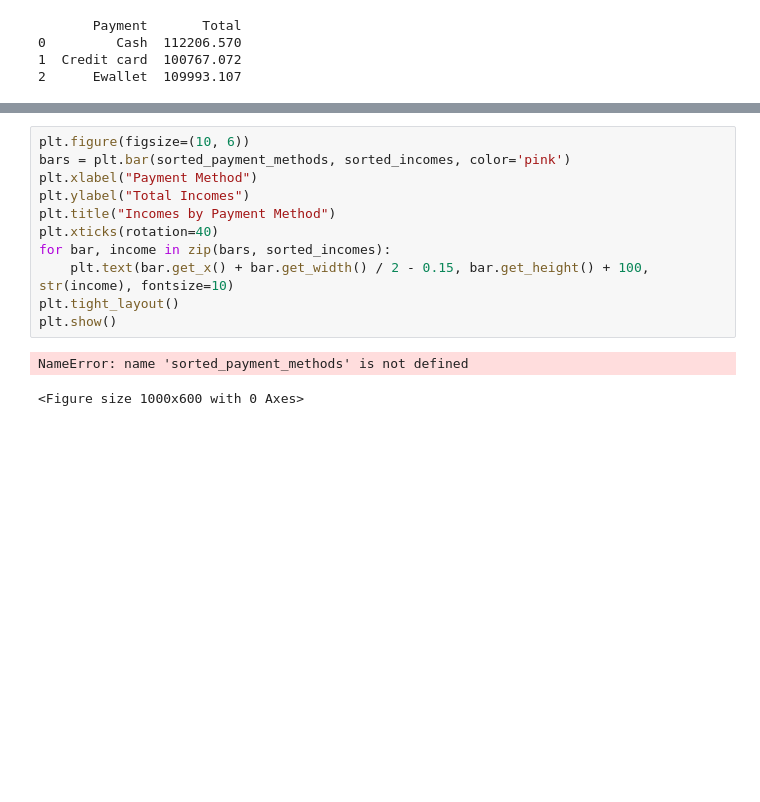
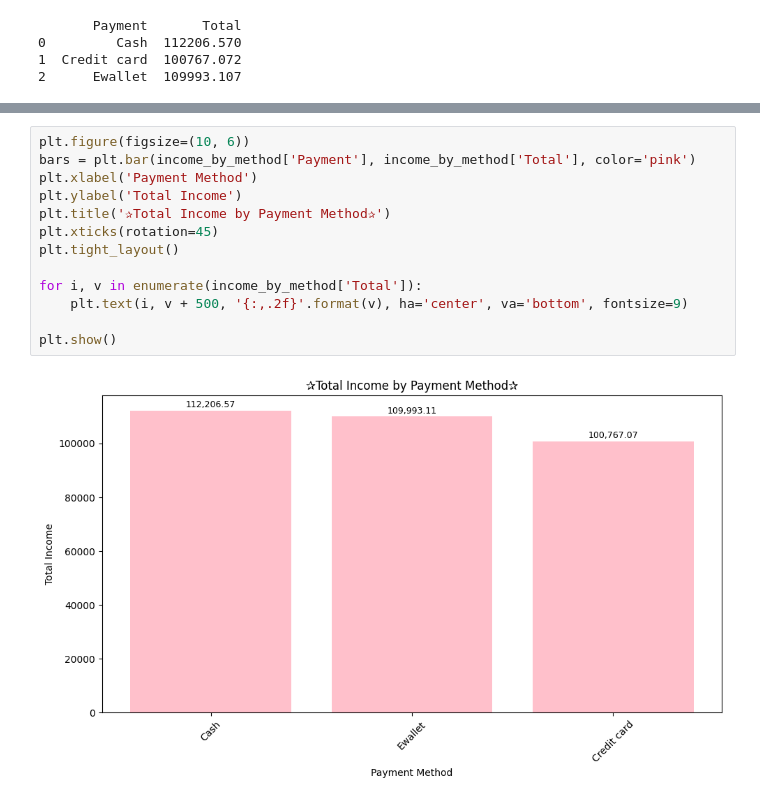
Before and after one commit to irisdev06/Super-Market-Data-Analysis, a Jupyter notebook: SuperNovaMartSalesAnalysis .ipynb, the cells around one changed output, grey strips where cells are left out. Cells and saved outputs as stored; diff of their text form; blank space fills up the shorter version.

```diff
--- a/SuperNovaMartSalesAnalysis .ipynb
+++ b/SuperNovaMartSalesAnalysis .ipynb
@@ -257,14 +260,15 @@ payment_methods = payment_methods.sort_values(ascending=False)
 # %%
 plt.figure(figsize=(10, 6))
-bars = plt.bar(sorted_payment_methods, sorted_incomes, color='pink')
-plt.xlabel("Payment Method")
-plt.ylabel("Total Incomes")
-plt.title("Incomes by Payment Method")
-plt.xticks(rotation=40)
-for bar, income in zip(bars, sorted_incomes):
-    plt.text(bar.get_x() + bar.get_width() / 2 - 0.15, bar.get_height() + 100, str(income), fontsize=10)
+bars = plt.bar(income_by_method['Payment'], income_by_method['Total'], color='pink')
+plt.xlabel('Payment Method')
+plt.ylabel('Total Income')
+plt.title('✰Total Income by Payment Method✰')
+plt.xticks(rotation=45)
 plt.tight_layout()
+
+for i, v in enumerate(income_by_method['Total']):
+    plt.text(i, v + 500, '{:,.2f}'.format(v), ha='center', va='bottom', fontsize=9)
+
 plt.show()
 # %% [output]
-NameError: name 'sorted_payment_methods' is not defined
-<Figure size 1000x600 with 0 Axes>
+[figure, added]
```
Also changed, not shown: parts of 6 cells of this notebook.
